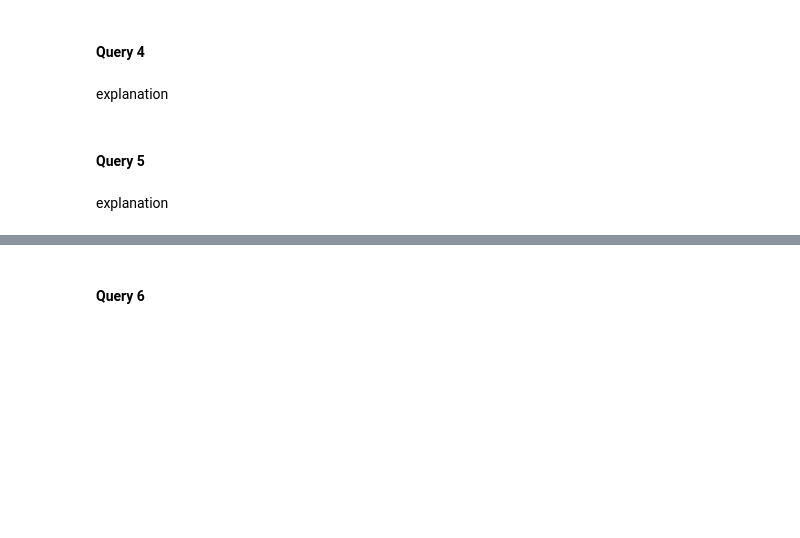
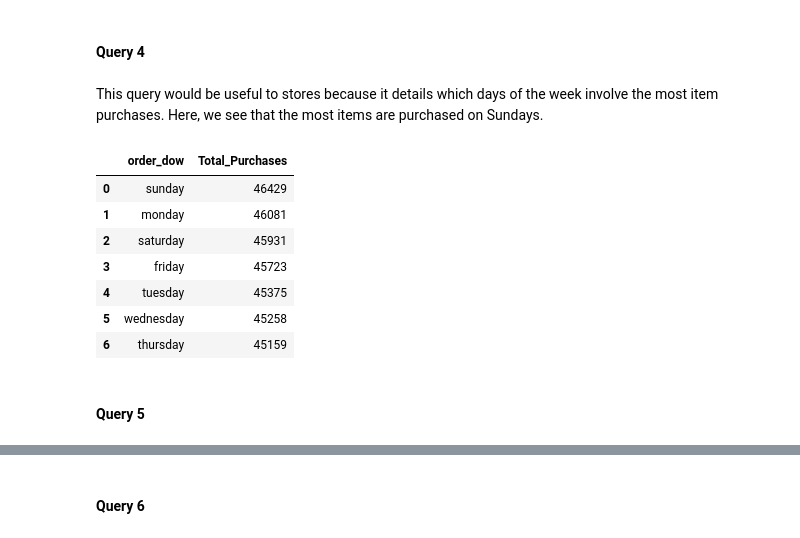
Before and after one commit to anarod1711/Bme-ase, a Jupyter notebook: instacart_analysis.ipynb, the cells around one changed output, grey strips where cells are left out. Cells and saved outputs as stored; diff of their text form; code cells hidden in the pictures; blank space fills up the shorter version.

```diff
--- a/instacart_analysis.ipynb
+++ b/instacart_analysis.ipynb
@@ -149,9 +149,32 @@ ORDER BY frequency desc
 | 0 | 491291 |
 # %% [markdown]
 #### Query 4
-# %% [markdown]
-explanation
+# %% [markdown]
+This query would be useful to stores because it details which days of the week involve the most item purchases. Here, we see that the most items are purchased on Sundays.
+# %%
+%%bigquery
+SELECT os.order_dow, count(distinct op.product_id) as Total_Purchases
+  FROM
+    (SELECT order_id
+    FROM instacart_modeled.Orders
+    GROUP BY order_id) us
+  RIGHT OUTER JOIN instacart_modeled.Orders_Beam_DF os
+  ON us.order_id=os.order_id
+RIGHT OUTER JOIN instacart_modeled.Order_Products op
+ON us.order_id=op.order_id
+RIGHT OUTER JOIN instacart_modeled.Products p
+ON op.product_id=p.product_id
+WHERE os.order_dow IS NOT NULL
+GROUP BY os.order_dow
+ORDER BY Total_Purchases desc
+# %% [output]
+|  | order_dow | Total_Purchases |
+| 0 | sunday | 46429 |
+| 1 | monday | 46081 |
+| 2 | saturday | 45931 |
+| 3 | friday | 45723 |
+| 4 | tuesday | 45375 |
+| 5 | wednesday | 45258 |
+| 6 | thursday | 45159 |
 # %% [markdown]
 #### Query 5
-# %% [markdown]
-explanation
```
Also changed, not shown: parts of 9 cells of this notebook.
